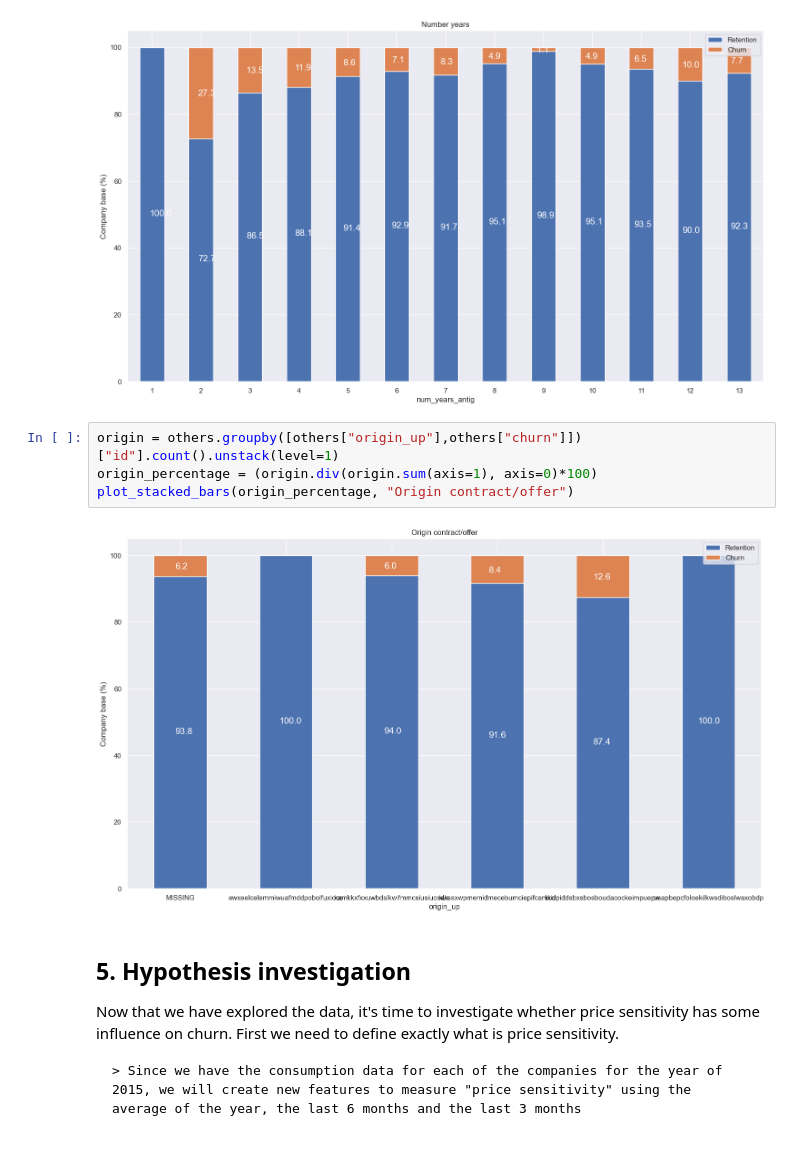
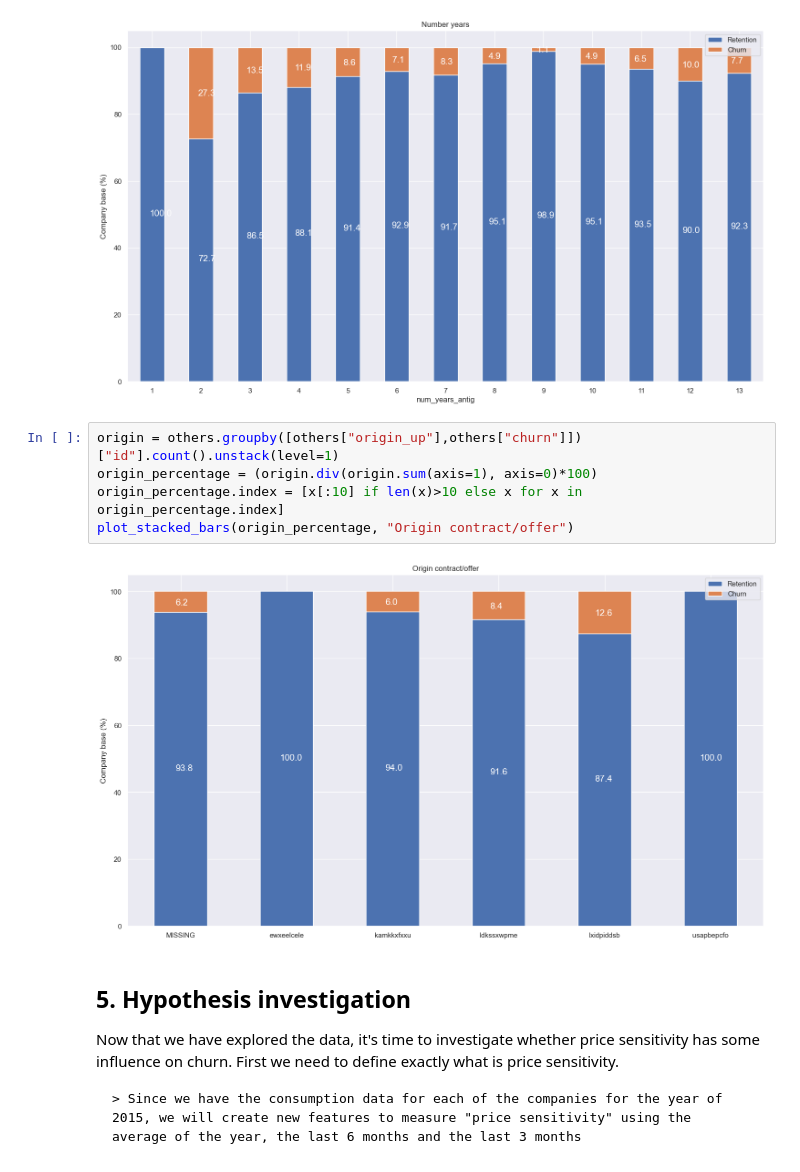
Before and after one commit to NajibAdan/forage_bcg_tasks, a Jupyter notebook: EDA Analysis.ipynb, the cells around one changed output. Cells and saved outputs as stored; diff of their text form.

Commit message:
ignore index

```diff
--- a/EDA Analysis.ipynb
+++ b/EDA Analysis.ipynb
@@ -344,9 +345,10 @@ plot_stacked_bars(years_antig_percentage, "Number years")
 # %%
 origin = others.groupby([others["origin_up"],others["churn"]])["id"].count().unstack(level=1)
 origin_percentage = (origin.div(origin.sum(axis=1), axis=0)*100)
+origin_percentage.index = [x[:10] if len(x)>10 else x for x in origin_percentage.index]
 plot_stacked_bars(origin_percentage, "Origin contract/offer")
 # %% [output]
-[figure, old version]
+[figure, new version]
 # %% [markdown]
 ## 5. Hypothesis investigation
 
```
Also changed, not shown: parts of 3 cells of this notebook, 1 other file.
